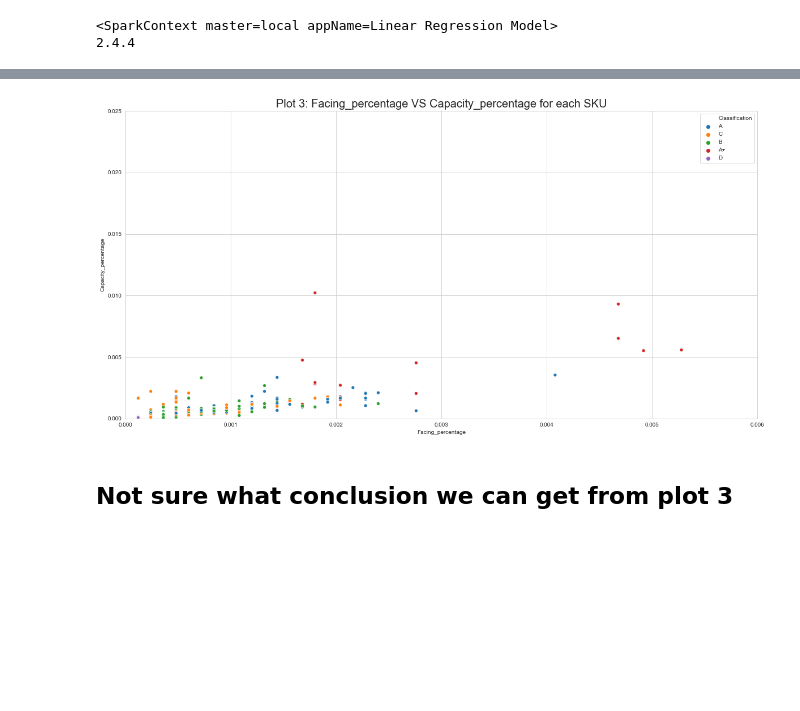
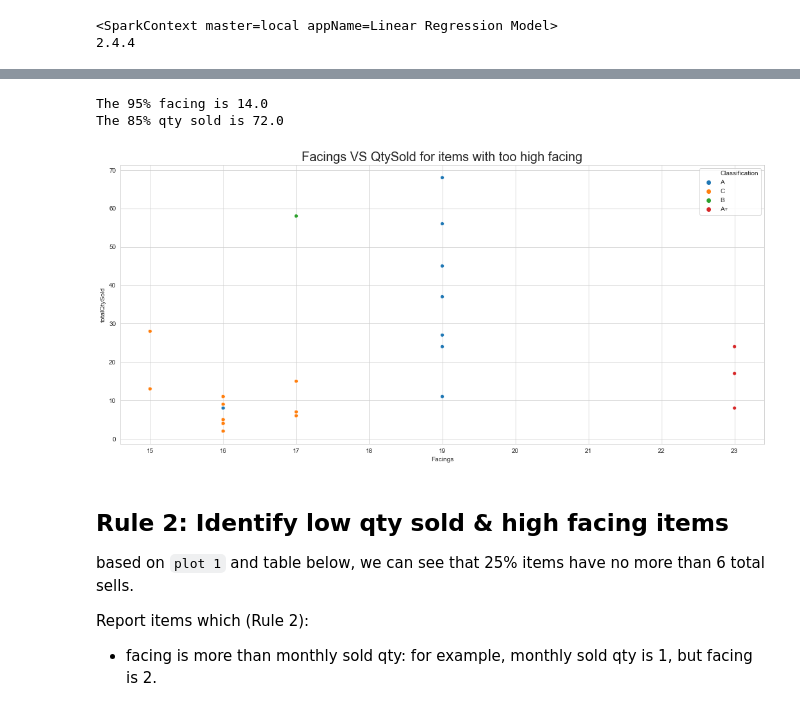
Before and after one commit to YiranJing/Lagardere_CommercialAnalysis, a Jupyter notebook: InventoryOptimization/notebook/CheckItems_InventoryOptimization.ipynb, the cells around one changed output, grey strips where cells are left out. Drawn from its saved outputs; the diff is of its cells as text; code cells hidden in the pictures; blank space fills up the shorter version.

Commit message:
identify many issue items

```diff
--- a/InventoryOptimization/notebook/CheckItems_InventoryOptimization.ipynb
+++ b/InventoryOptimization/notebook/CheckItems_InventoryOptimization.ipynb
@@ -127,6 +137,0 @@ we can also find some items with relatively low facing percentage, but quite hig
-# %%
-plt.figure(figsize=(20,10))
-ax = sns.scatterplot(x="Capacity_percentage", y="totalQtySold", hue = "Classification", data=df)
-ax.set_title("Plot 2: Capacity_percentage VS Total QtySold for each SKU", fontsize=20)
-plt.xlim(0,0.006)
-plt.show()
@@ -142,11 +138,33 @@ We expect lower Qty sold items, lower capacity. however, we can see that the ite
-# %%
-plt.figure(figsize=(20,10))
-ax = sns.scatterplot(y="Capacity_percentage", x="Facing_percentage", hue = "Classification", data=df)
-ax.set_title("Plot 3: Facing_percentage VS Capacity_percentage for each SKU", fontsize=20)
-plt.xlim(0,0.006)
-plt.ylim(0,0.025)
-plt.show()
-# %% [output]
-[figure, removed]
-# %% [markdown]
-## Not sure what conclusion we can get from plot 3
+# %%
+def find_too_high_facing_items(df):
+    """
+    Identify items facing is above 95% items, but qty sold is less than 85% items.
+    """
+
+    facing_threshold = df.approxQuantile('Facings',[0.95],0.01)[0] # 0.01 is relativeError
+    qty_threshold = df.approxQuantile('totalQtySold',[0.85],0.01)[0]
+    print("The 95% facing is {}".format(facing_threshold))
+    print("The 85% qty sold is {}".format(qty_threshold))
+    high_facing = df[df.Facings > facing_threshold]
+    high_facing = high_facing[high_facing.totalQtySold < qty_threshold]
+
+    pdf1 = high_facing.toPandas()
+    plt.figure(figsize=(18,8))
+    ax = sns.scatterplot(x="Facings", y="totalQtySold", hue = 'Classification',
+                    data=pdf1)
+    ax.set_title("Facings VS QtySold for items with too high facing", fontsize=20)
+    plt.show()
+
+    return high_facing
+# %%
+high_facing = find_too_high_facing_items(df)
+# %% [output]
+The 95% facing is 14.0
+The 85% qty sold is 72.0
+[figure, added]
+# %% [markdown]
+## Rule 2: Identify low qty sold & high facing items
+based on `plot 1` and table below, we can see that 25% items have no more than 6 total sells.
+
+Report items which (Rule 2):
+- facing is more than monthly sold qty: for example, monthly sold qty is 1, but facing is 2.
```
Also changed, not shown: parts of 24 cells of this notebook.
